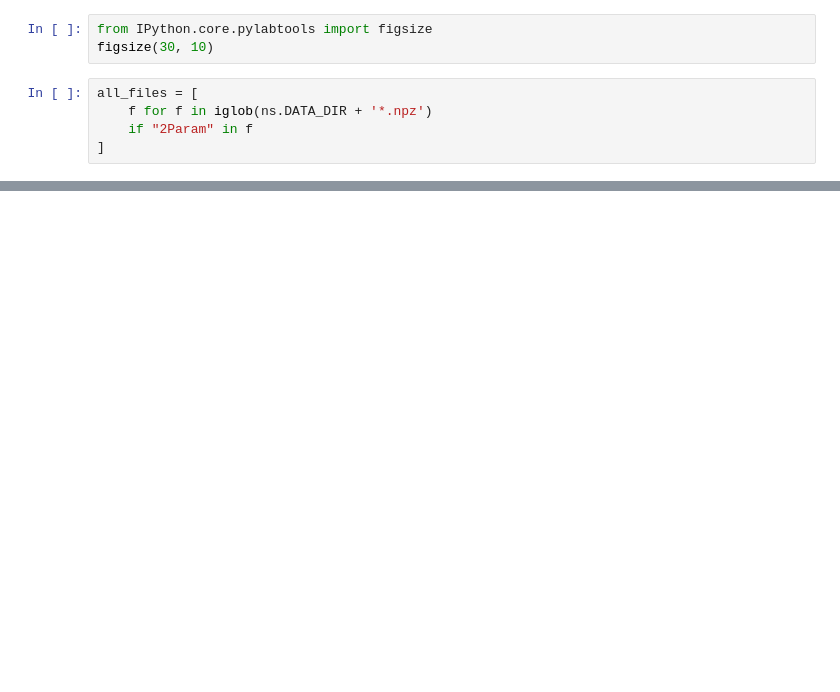
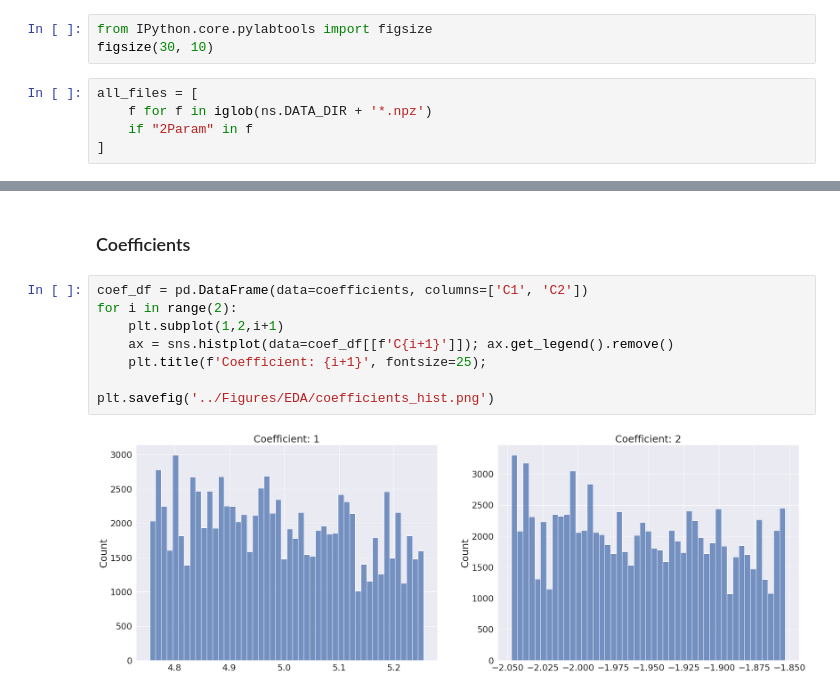
Before and after one commit to jordanott/NeutronStars, a Jupyter notebook: Notebooks/EDA.ipynb, the cells around one changed output, grey strips where cells are left out. Drawn from its saved outputs; the diff is of its cells as text; blank space fills up the shorter version.

```diff
--- a/Notebooks/EDA.ipynb
+++ b/Notebooks/EDA.ipynb
@@ -64,0 +78,12 @@ plt.suptitle('Coefficients', fontsize=25);
+# %% [markdown]
+### Coefficients
+# %%
+coef_df = pd.DataFrame(data=coefficients, columns=['C1', 'C2'])
+for i in range(2):
+    plt.subplot(1,2,i+1)
+    ax = sns.histplot(data=coef_df[[f'C{i+1}']]); ax.get_legend().remove()
+    plt.title(f'Coefficient: {i+1}', fontsize=25);
+
+plt.savefig('../Figures/EDA/coefficients_hist.png')
+# %% [output]
+[figure, added]
```
Also changed, not shown: parts of 21 cells of this notebook, 1 other file.
